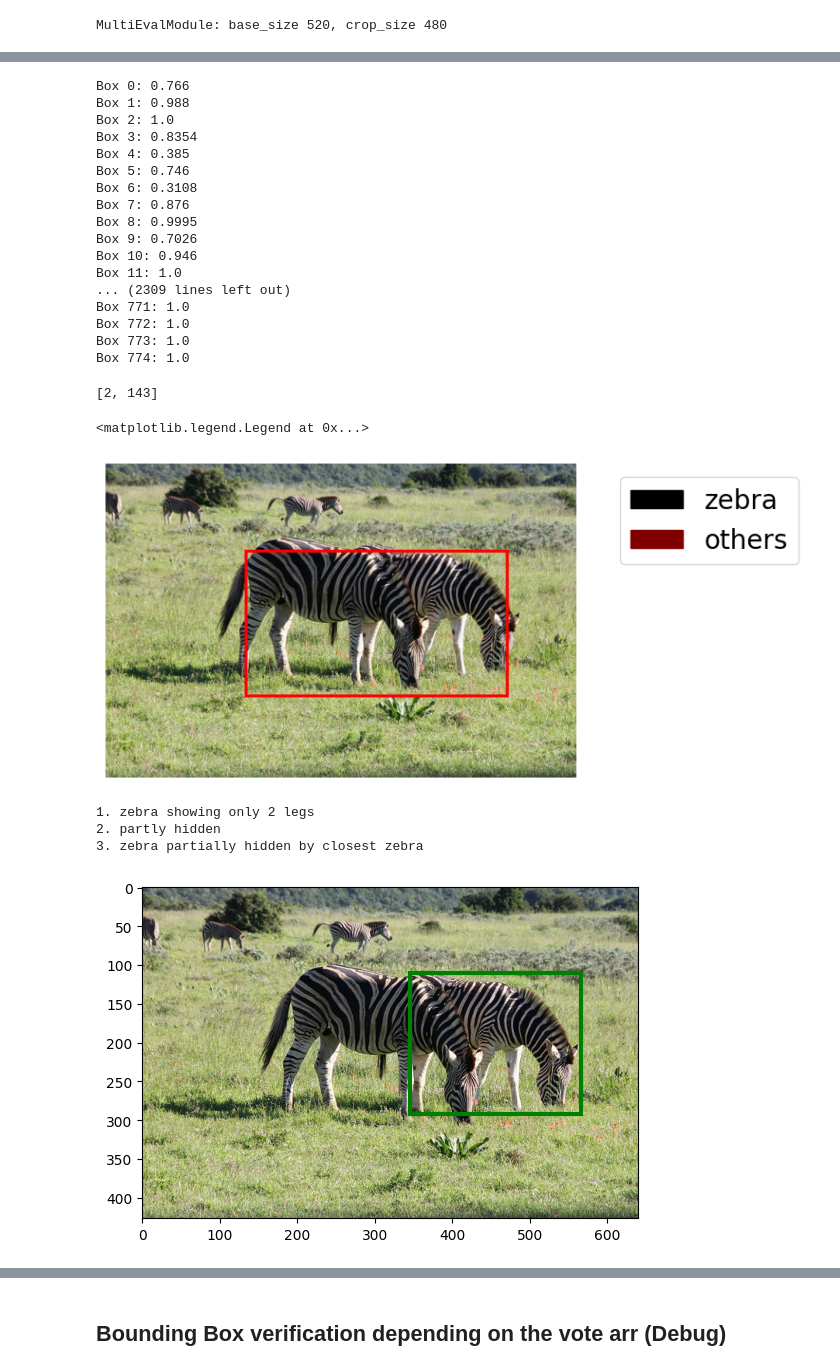
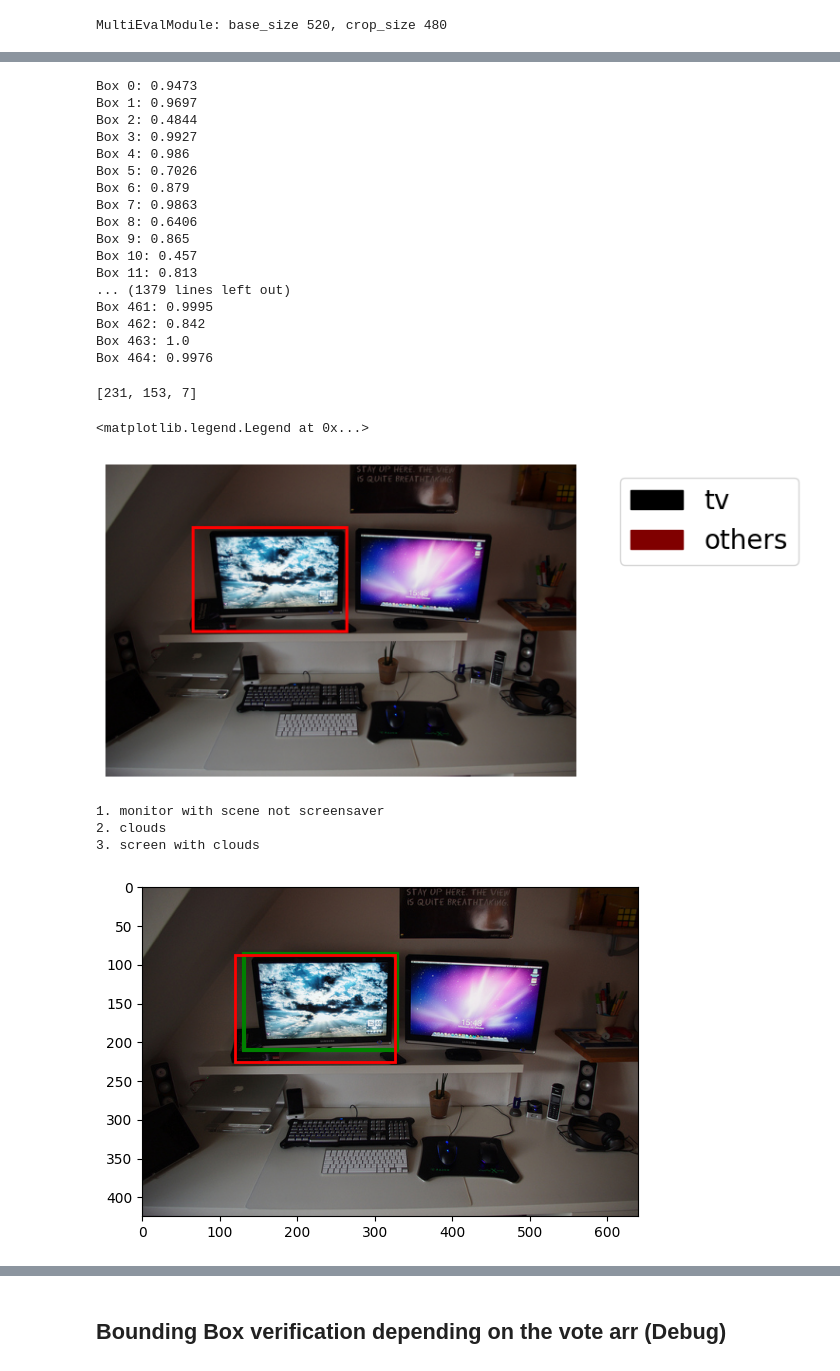
Before and after one commit to zixinglin07/instance-lseg, a Jupyter notebook: project_refcoco.ipynb, the cells around one changed output, grey strips where cells are left out. Cells and saved outputs as stored; diff of their text form; code cells hidden in the pictures.

```diff
--- a/project_refcoco.ipynb
+++ b/project_refcoco.ipynb
@@ -656,7 +656,7 @@ len(img_paths): 20210
 val
 MultiEvalModule: base_size 520, crop_size 480
 # %%
-ref_id = ref_ids[65]
+ref_id = ref_ids[469]
 
 ref = refer.loadRefs(ref_id)[0]
 image_id = refer.getImgIds(ref_id)[0]
@@ -951,28 +951,28 @@ for sentence in ref['sentences']:
     #else:
     #    break
 # %% [output]
-Box 0: 0.766
-Box 1: 0.988
-Box 2: 1.0
-Box 3: 0.8354
-Box 4: 0.385
-Box 5: 0.746
-Box 6: 0.3108
-Box 7: 0.876
-Box 8: 0.9995
-Box 9: 0.7026
-Box 10: 0.946
-Box 11: 1.0
-... (2309 lines left out)
-Box 771: 1.0
-Box 772: 1.0
-Box 773: 1.0
-Box 774: 1.0
+Box 0: 0.9473
+Box 1: 0.9697
+Box 2: 0.4844
+Box 3: 0.9927
+Box 4: 0.986
+Box 5: 0.7026
+Box 6: 0.879
+Box 7: 0.9863
+Box 8: 0.6406
+Box 9: 0.865
+Box 10: 0.457
+Box 11: 0.813
+... (1379 lines left out)
+Box 461: 0.9995
+Box 462: 0.842
+Box 463: 1.0
+Box 464: 0.9976
 # %%
 vote_arr
 #best_id = 585
 # %% [output]
-[2, 143]
+[231, 153, 7]
 # %%
 from PIL import Image, ImageDraw
 img_copy_test = img.copy()
@@ -1007,16 +1007,19 @@ plt.legend(handles=patches, loc='upper right', bbox_to_anchor=(1.5, 1), prop={'s
 #plt.show()
 # %% [output]
 <matplotlib.legend.Legend at 0x...>
-[figure, old version]
+[figure, new version]
 # %%
 plt.figure()
 refer.showRef(ref, seg_box='box')
+ax = plt.gca()
+box_plot = Rectangle((topLeft_new[0], topLeft_new[1]), botRight_new[0]-topLeft_new[0], botRight_new[1]-topLeft_new[1], fill=False, edgecolor='red', linewidth=2)
+ax.add_patch(box_plot)
 plt.show()
 # %% [output]
-1. zebra showing only 2 legs
-2. partly hidden
-3. zebra partially hidden by closest zebra
+1. monitor with scene not screensaver
+2. clouds
+3. screen with clouds
-[figure, old version]
+[figure, new version]
 # %%
 new_bbox_xywh = [topLeft_new[0], topLeft_new[1], botRight_new[0]-topLeft_new[0], botRight_new[1]-topLeft_new[1]]
 ref_bbox = refer.refToAnn[ref_id]['bbox']
```
Also changed, not shown: parts of 9 cells of this notebook, 2 other files.
